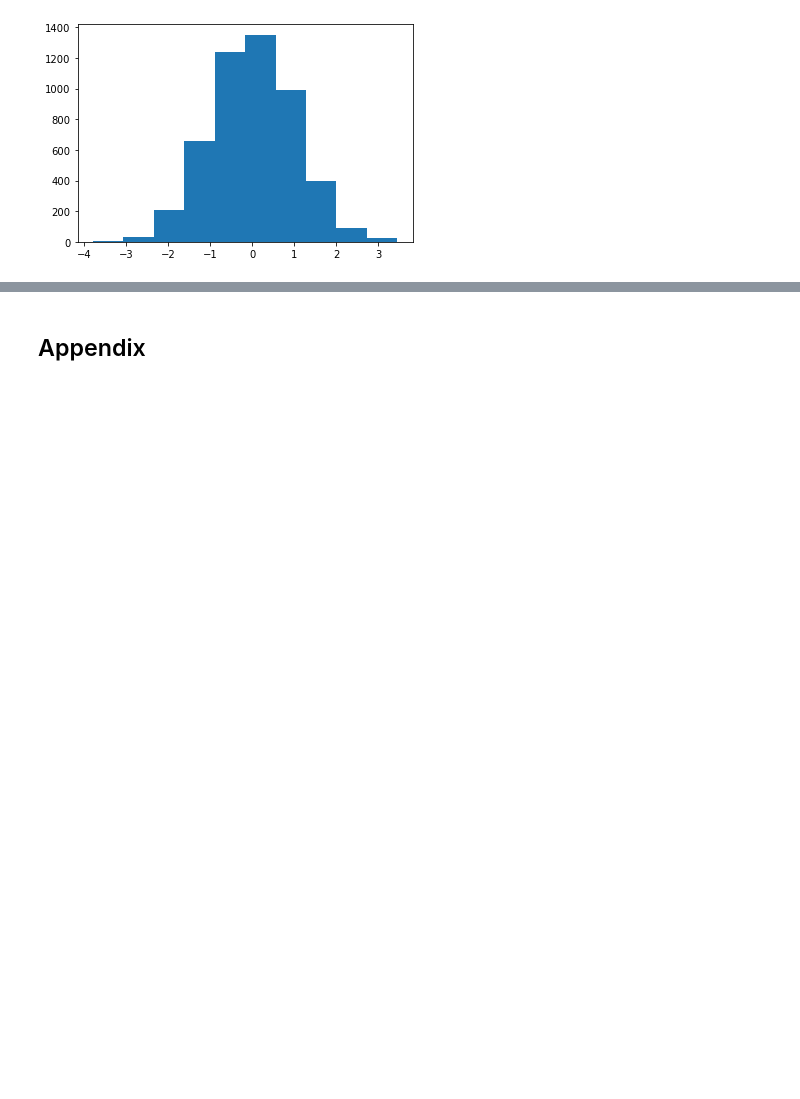
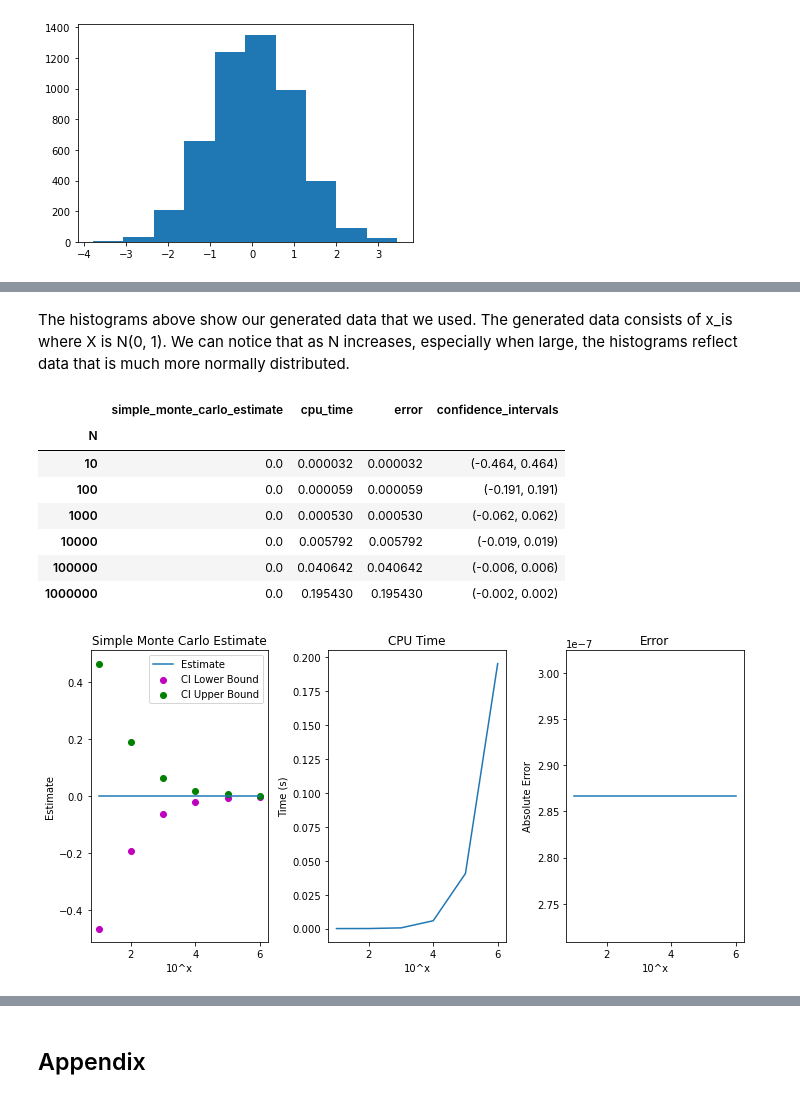
Before and after one commit to rohansanjay/monte-carlo, a Jupyter notebook: Math458 Final Project #1, #2, #3, #4.ipynb, the cells around one changed output, grey strips where cells are left out. Drawn from its saved outputs; the diff is of its cells as text; code cells hidden in the pictures; blank space fills up the shorter version.

```diff
--- a/Math458 Final Project #1, #2, #3, #4.ipynb
+++ b/Math458 Final Project #1, #2, #3, #4.ipynb
@@ -81,0 +117,14 @@ question4()
+# %% [markdown]
+The histograms above show our generated data that we used. The generated data consists of x_is where X is N(0, 1). We can notice that as N increases, especially when large, the histograms reflect data that is much more normally distributed.
+# %%
+question_six_a(data)
+# %% [output]
+|  | simple_monte_carlo_estimate | cpu_time | error | confidence_intervals |
+| N |  |  |  |  |
+| 10 | 0.0 | 0.000032 | 0.000032 | (-0.464, 0.464) |
+| 100 | 0.0 | 0.000059 | 0.000059 | (-0.191, 0.191) |
+| 1000 | 0.0 | 0.000530 | 0.000530 | (-0.062, 0.062) |
+| 10000 | 0.0 | 0.005792 | 0.005792 | (-0.019, 0.019) |
+| 100000 | 0.0 | 0.040642 | 0.040642 | (-0.006, 0.006) |
+| 1000000 | 0.0 | 0.195430 | 0.195430 | (-0.002, 0.002) |
+[figure, added]
```
Also changed, not shown: parts of 15 cells of this notebook.
